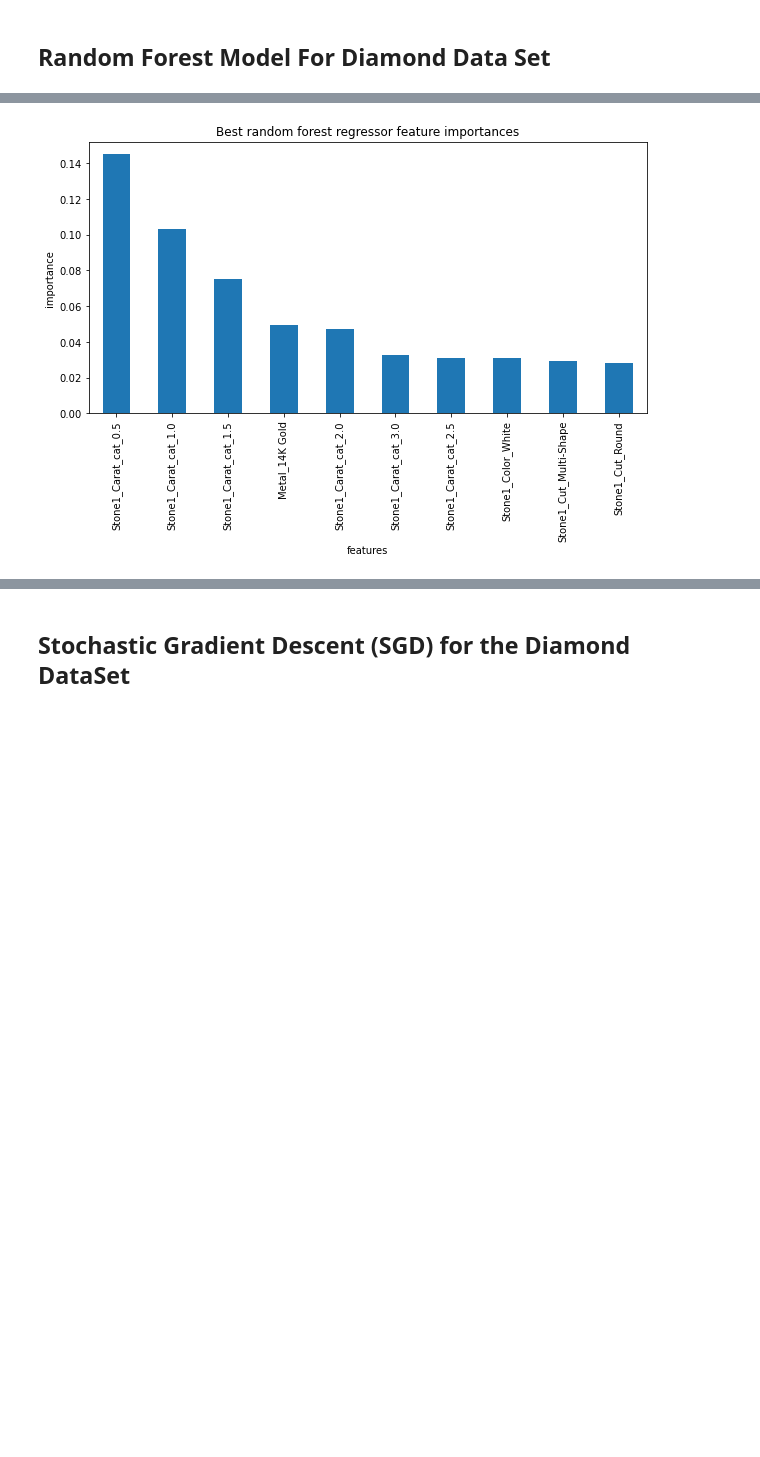
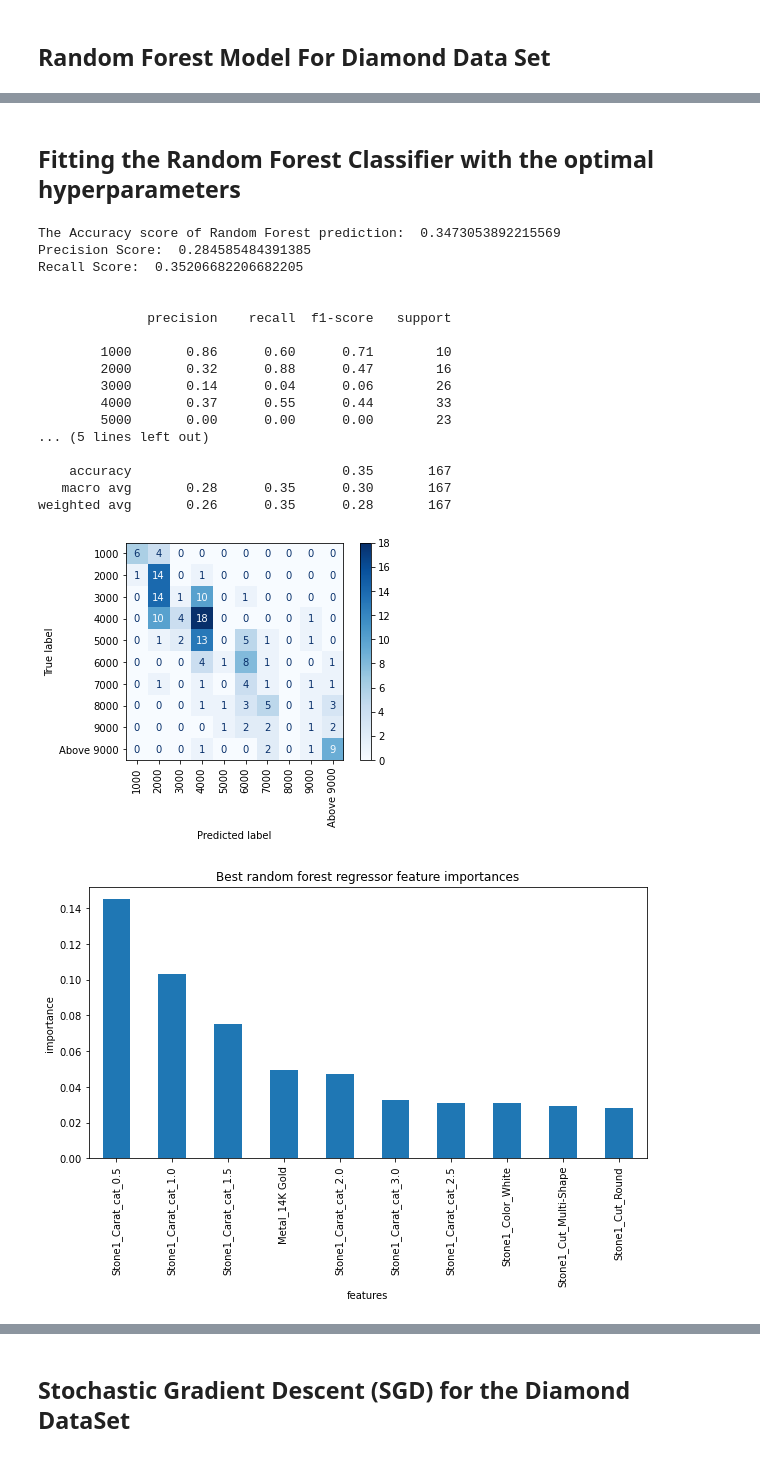
Before and after one commit to rgandhre/SpringBoard, a Jupyter notebook: DataScience_Capstone2/notebooks/Effy_EDA_Rings.ipynb, the cells around one changed output, grey strips where cells are left out. Drawn from its saved outputs; the diff is of its cells as text; code cells hidden in the pictures; blank space fills up the shorter version.

```diff
--- a/DataScience_Capstone2/notebooks/Effy_EDA_Rings.ipynb
+++ b/DataScience_Capstone2/notebooks/Effy_EDA_Rings.ipynb
@@ -998,15 +1011,59 @@ np.mean(rf_best_scores), np.std(rf_best_scores)
+# %% [markdown]
+## Fitting the Random Forest Classifier with the optimal hyperparameters
 # %%
+
+#Predict on the test data
+
+rf_clf = rf_grid_cv.best_estimator_
+
+y_pred_rf = rf_clf.predict(X_test)
+
+precision_rf = precision_score(y_test, y_pred_rf, average='macro')
+recall_rf = recall_score(y_test,y_pred_rf, average='macro')
+print('\n')
+print('The Accuracy score of Random Forest prediction: ',accuracy_score(y_test, y_pred_rf))
+print('Precision Score: ', precision_rf)
+print('Recall Score: ', recall_rf)
+
+print('\n')
+print(classification_report(y_test, y_pred_rf))
+
+
+plot_confusion_matrix(rf_grid_cv, X_test, y_test,cmap=plt.cm.Blues)
+plt.xticks(rotation=90)
+plt.show()
+
+
 #Plot a barplot of the random forest's feature importances,
 #assigning the `feature_importances_` attribute of
 #`rf_grid_cv.best_estimator_.named_steps.randomforestclassifier` to the name `imps` to then
 #create a pandas Series object of the feature importances, with the index given by the
 #training data column names, sorting the values in descending order
 plt.subplots(figsize=(10, 5))
 imps = rf_grid_cv.best_estimator_.named_steps.randomforestclassifier.feature_importances_
 rf_feat_imps = pd.Series(imps, index=X_train.columns).sort_values(ascending=False)
 rf_feat_imps.head(10).plot(kind='bar')
 plt.xlabel('features')
 plt.ylabel('importance')
 plt.title('Best random forest regressor feature importances');
+plt.show()
 # %% [output]
+The Accuracy score of Random Forest prediction:  0.3473053892215569
+Precision Score:  0.284585484391385
+Recall Score:  0.35206682206682205
+
+
+              precision    recall  f1-score   support
+
+        1000       0.86      0.60      0.71        10
+        2000       0.32      0.88      0.47        16
+        3000       0.14      0.04      0.06        26
+        4000       0.37      0.55      0.44        33
+        5000       0.00      0.00      0.00        23
+... (5 lines left out)
+
+    accuracy                           0.35       167
+   macro avg       0.28      0.35      0.30       167
+weighted avg       0.26      0.35      0.28       167
-[figure, old version]
+[figure, new version]
+[figure, added]
```
Also changed, not shown: parts of 84 cells of this notebook.
